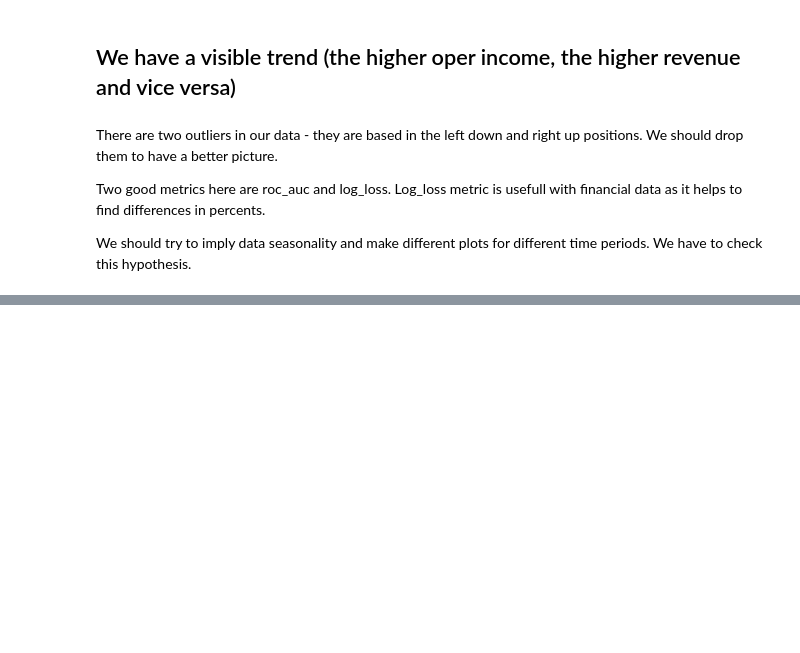
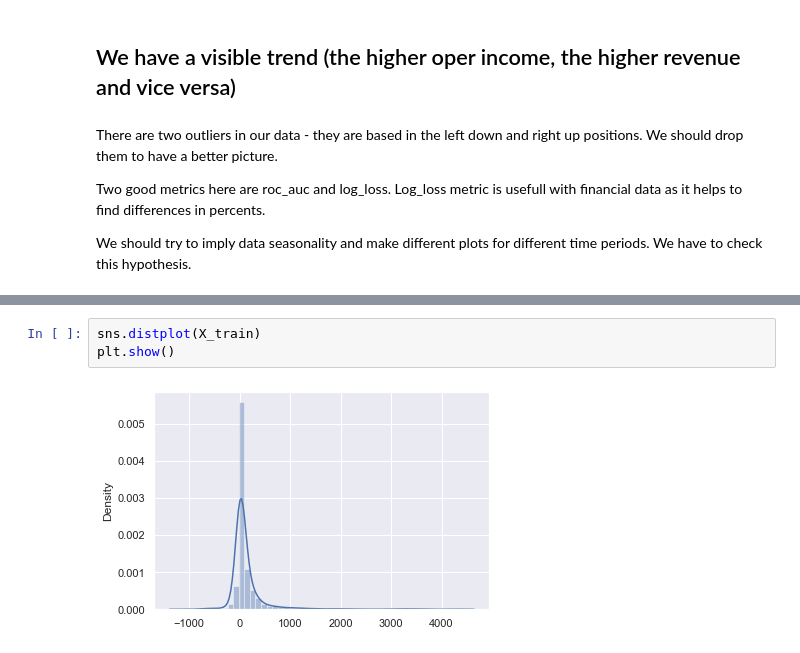
Before and after one commit to andandaks/oilreports, a Jupyter notebook: Oil analyze.ipynb, the cells around one changed output, grey strips where cells are left out. Cells and saved outputs as stored; diff of their text form; blank space fills up the shorter version.

```diff
--- a/Oil analyze.ipynb
+++ b/Oil analyze.ipynb
@@ -129,0 +173,5 @@ plt.show()
+# %%
+sns.distplot(X_train)
+plt.show()
+# %% [output]
+[figure, added]
```
Also changed, not shown: parts of 9 cells of this notebook.
